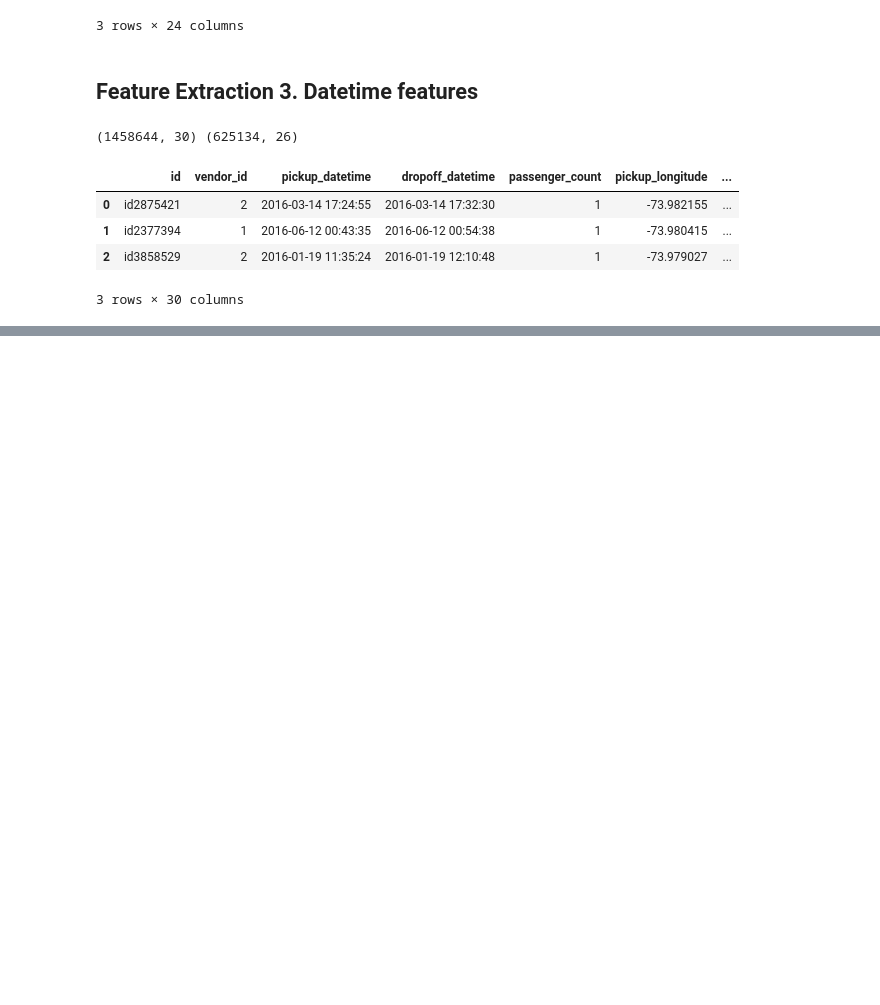
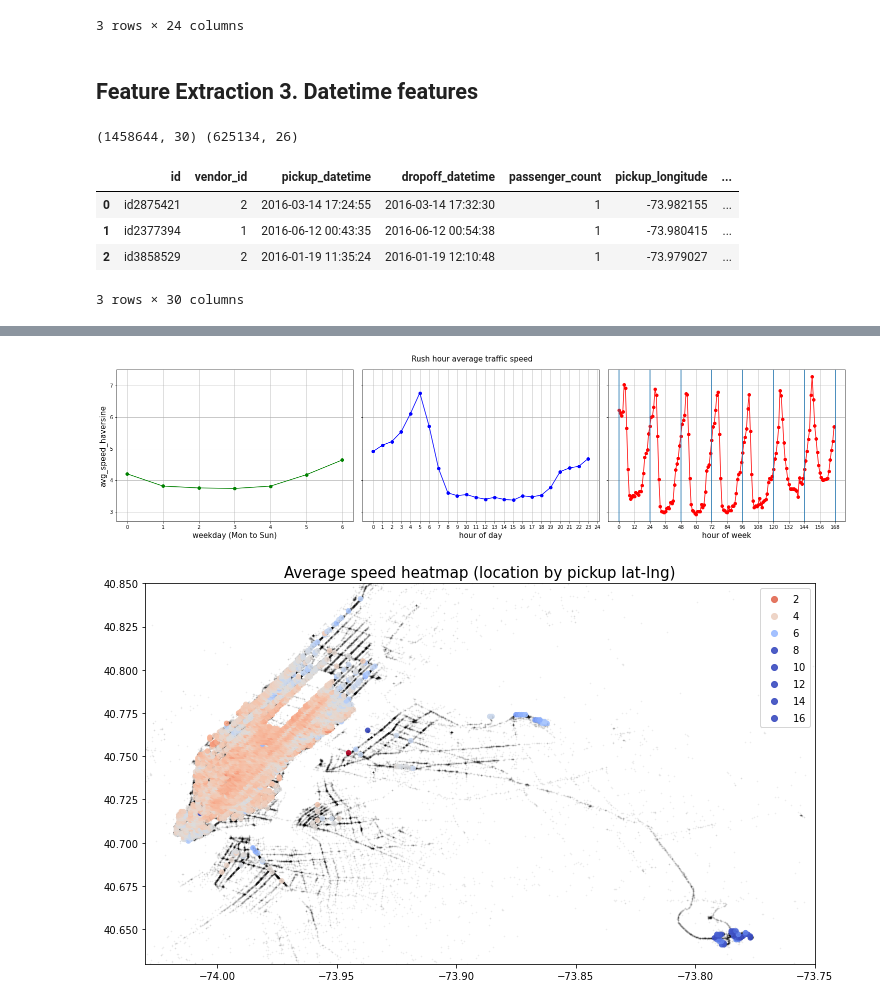
Before and after one commit to sam351/competitions, a Jupyter notebook: kaggle_NY-taxi/200625_NY-taxi_study-03_from-EDA-to-the-Top.ipynb, the cells around one changed output, grey strips where cells are left out. Drawn from its saved outputs; the diff is of its cells as text; code cells hidden in the pictures; blank space fills up the shorter version.

Commit message:
Modify 200625_NY-taxi_study-03_from-EDA-to-the-Top.ipynb
- Add Feature Extraction 4. Speed

```diff
--- a/kaggle_NY-taxi/200625_NY-taxi_study-03_from-EDA-to-the-Top.ipynb
+++ b/kaggle_NY-taxi/200625_NY-taxi_study-03_from-EDA-to-the-Top.ipynb
@@ -299,0 +303,11 @@ train.head(3)
+# %%
+train['avg_speed_haversine'] = train['distance_haversine'] / train['trip_duration'] * 1000
+train['avg_speed_manhattan'] = train['distance_dummy_manhattan'] / train['trip_duration'] * 1000
+
+# round up lat-lng for visualization
+train['pickup_lat_bin'] = train['pickup_latitude'].round(3)
+train['pickup_lng_bin'] = train['pickup_longitude'].round(3)
+
+
+print(train.shape, test.shape)
+train.head(3)
@@ -299,0 +321,50 @@ train.head(3)
+# %%
+# Visualize avg_speed_haversine by datetime features
+fig, ax = plt.subplots(1, 3, figsize=(21, 5), sharey=True)
+ax[0].set_ylabel('avg_speed_haversine', size=15)
+
+ax[0].plot(train.groupby('pickup_weekday')['avg_speed_haversine'].mean(), 'g-o')
+ax[0].set_xlabel('weekday (Mon to Sun)', size=15)
+ax[0].grid()
+
+ax[1].plot(train.groupby('pickup_hour')['avg_speed_haversine'].mean(), 'b-o')
+ax[1].set_xlabel('hour of day', size=15)
+ax[1].set_xticks(range(0, 25))
+ax[1].grid()
+
+ax[2].plot(train.groupby('pickup_hourofweek')['avg_speed_haversine'].mean(), 'r-o')
+ax[2].set_xlabel('hour of week', size=15)
+ax[2].set_xticks(range(0, 24*7+1, 12))
+ax[2].grid()
+
+for i in range(0, 24*7+1, 24):
+    ax[2].axvline(i)
+
+plt.suptitle('Rush hour average traffic speed', size=15, y=1.05)
+plt.tight_layout()
+plt.show()
+
+
+
+# Average speed for regions
+coord_speed = train.groupby(['pickup_lat_bin', 'pickup_lng_bin'])['avg_speed_haversine'].mean().reset_index()
+coord_count = train.groupby(['pickup_lat_bin', 'pickup_lng_bin'])['id'].count().reset_index()
+coord_stats = coord_speed.merge(coord_count, on=['pickup_lat_bin', 'pickup_lng_bin'])
+coord_stats = coord_stats[coord_stats.id>100]
+
+# Visualize Average speed for regions
+plt.scatter(train.loc[:1000000, 'pickup_longitude'], train.loc[:1000000, 'pickup_latitude'],
+            c='k', s=0.5, alpha=0.05)
+scatter = plt.scatter(coord_stats['pickup_lng_bin'], coord_stats['pickup_lat_bin'],
+                      c=coord_stats['avg_speed_haversine'], cmap='coolwarm_r',
+                      s=20, alpha=0.9, vmin=1, vmax=8)
+
+plt.xlim(city_long_border)
+plt.ylim(city_lat_border)
+
+plt.title('Average speed heatmap (location by pickup lat-lng)', size=15)
+plt.legend(*scatter.legend_elements(), loc='upper right')
+plt.show()
+# %% [output]
+[figure, added]
+[figure, added]
```
Also changed, not shown: parts of 3 cells of this notebook.
